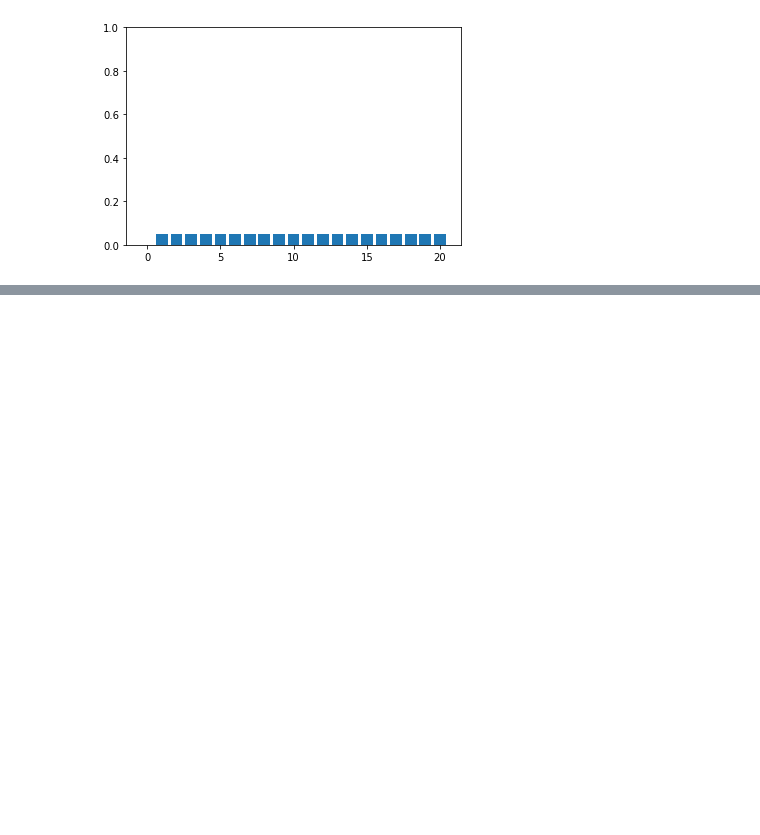
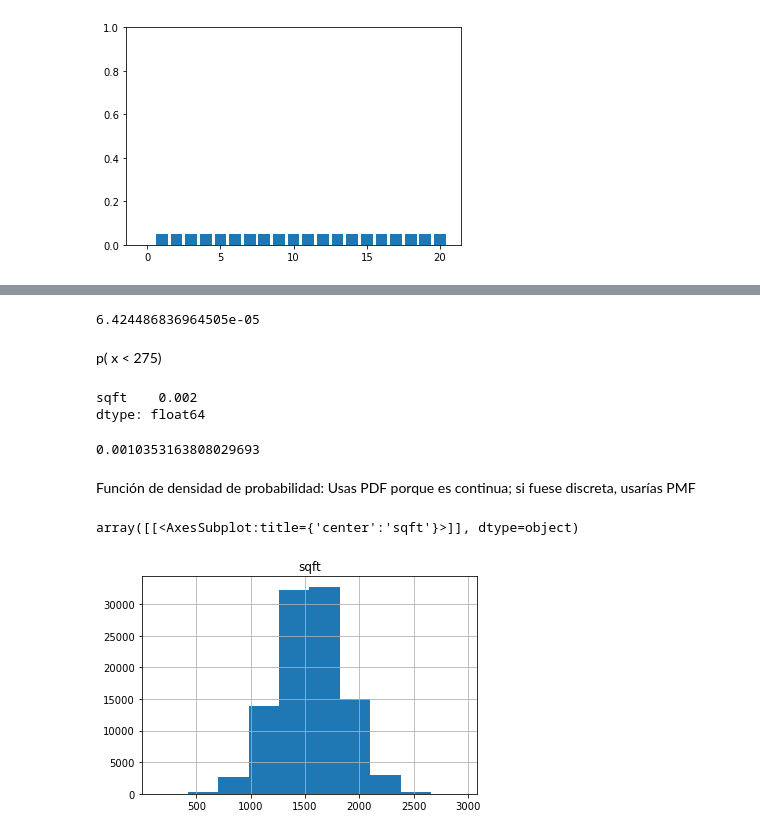
Before and after one commit to missnatitties/Actividades-PDL, a Jupyter notebook: Actividad Probabilidad.ipynb, the cells around one changed output, grey strips where cells are left out. Cells and saved outputs as stored; diff of their text form; code cells hidden in the pictures; blank space fills up the shorter version.

```diff
--- a/Actividad Probabilidad.ipynb
+++ b/Actividad Probabilidad.ipynb
@@ -50,0 +142,3 @@ plt.ylim([0,1])
+# %%
+df = pd.read_csv('./Files actividades/sqft.csv')
+df.describe()
@@ -50,0 +177,22 @@ plt.ylim([0,1])
+# %%
+(1-size_h.cdf(3000))*100
+# %% [output]
+6.424486836964505e-05
+# %% [markdown]
+p( x < 275)
+# %%
+df[df['sqft'] < 275].count() / len(df)*100
+# %% [output]
+sqft    0.002
+dtype: float64
+# %%
+size_h.cdf(275)*100
+# %% [output]
+0.0010353163808029693
+# %% [markdown]
+Función de densidad de probabilidad: Usas PDF porque es continua; si fuese discreta, usarías PMF
+# %%
+df.hist()
+# %% [output]
+array([[<AxesSubplot:title={'center':'sqft'}>]], dtype=object)
+[figure, added]
```
Also changed, not shown: parts of 70 cells of this notebook, 3 other files.
